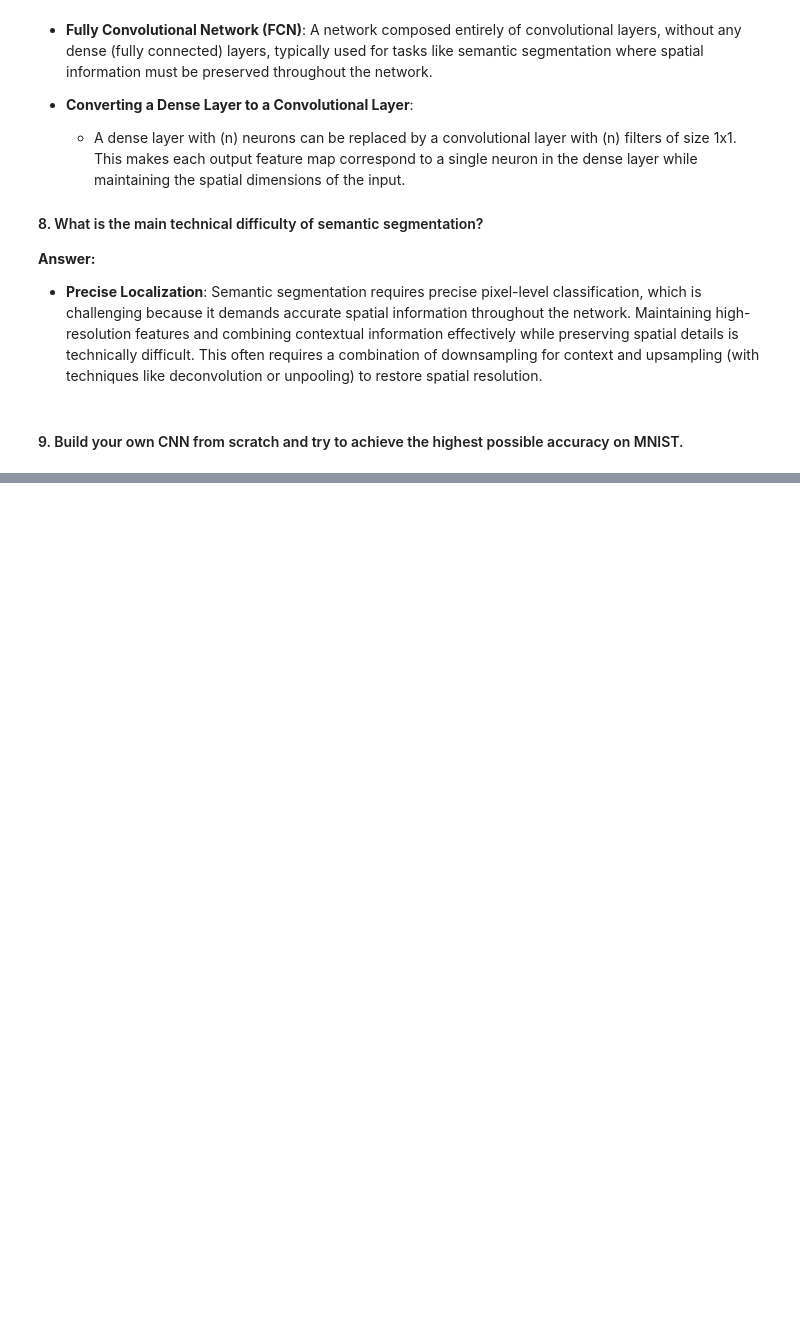
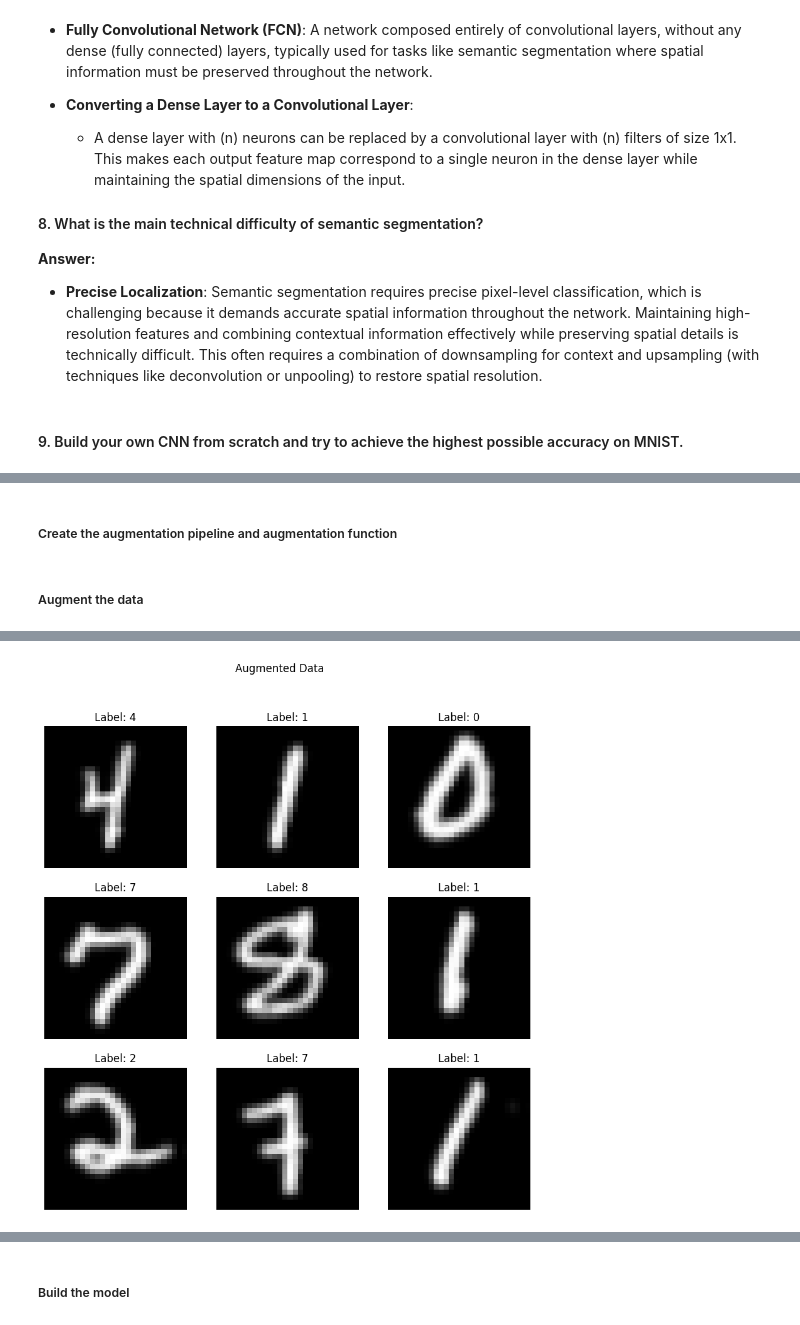
Before and after one commit to IamIK01/handson-ml-IK, a Jupyter notebook: chapter_14.ipynb, the cells around one changed output, grey strips where cells are left out. Cells and saved outputs as stored; diff of their text form; code cells hidden in the pictures; blank space fills up the shorter version.

```diff
--- a/chapter_14.ipynb
+++ b/chapter_14.ipynb
@@ -166,0 +207,24 @@ import tensorflow_datasets as tfds
+# %% [markdown]
+##### Create the augmentation pipeline and augmentation function
+# %%
+# Set up the data augmentation
+data_augmentation = tf.keras.Sequential([
+    tf.keras.layers.RandomRotation(0.1),
+    tf.keras.layers.RandomZoom(0.1),
+    tf.keras.layers.RandomTranslation(0.1, 0.1)
+])
+# %%
+# Apply data augmentation to the dataset
+def augment(image, label):
+    image = data_augmentation(image, training=True)
+    return image, label
+# %% [markdown]
+##### Augment the data
+# %%
+ds_train_augmented = ds_train.map(augment, num_parallel_calls=tf.data.experimental.AUTOTUNE)
+ds_val_augmented = ds_val.map(augment, num_parallel_calls=tf.data.experimental.AUTOTUNE)
+# %%
+# Visualize the augmented data
+for images, labels in ds_train_augmented.batch(9).take(1):
+    visualize_batch(images, labels, "Augmented Data")
+# %% [output]
@@ -166,0 +232 @@ import tensorflow_datasets as tfds
+[figure, added]
@@ -166,0 +240,2 @@ import tensorflow_datasets as tfds
+# %% [markdown]
+##### Build the model
```
Also changed, not shown: parts of 11 cells of this notebook.
